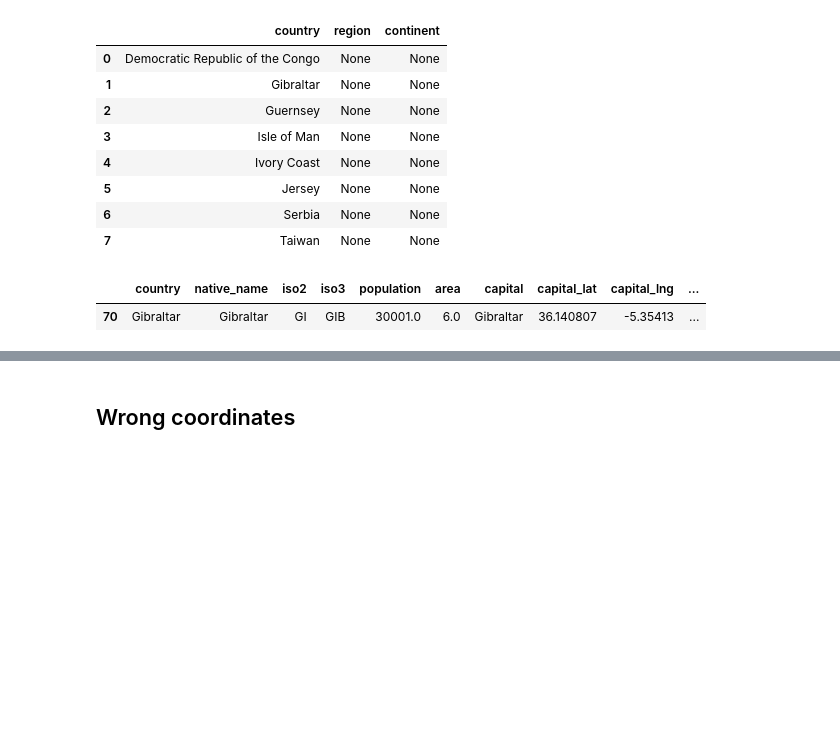
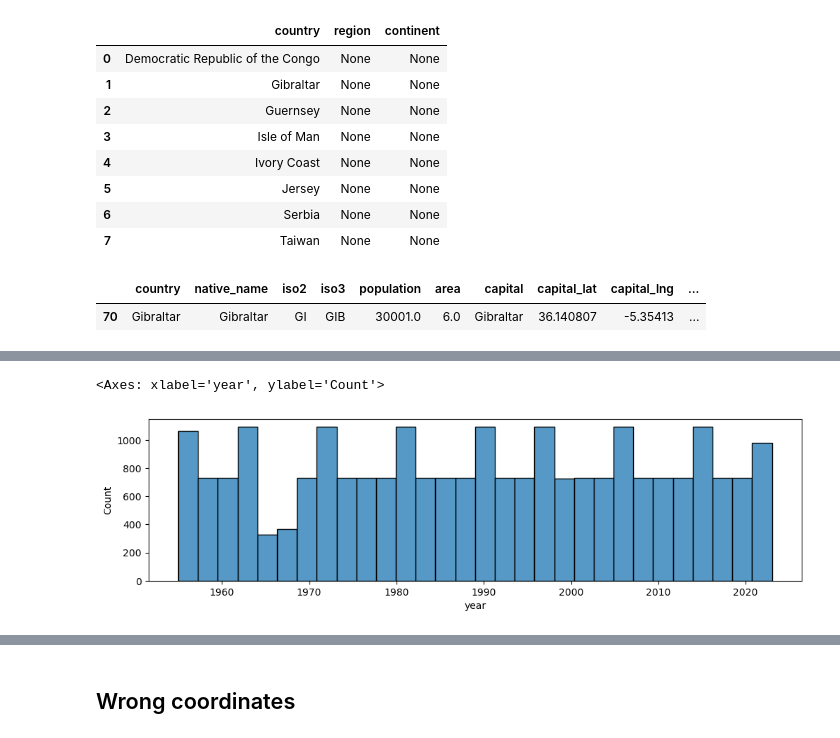
Before and after one commit to arnauog/weather, a Jupyter notebook: Project II - Weather.ipynb, the cells around one changed output, grey strips where cells are left out. Saved outputs shown, nothing was run; the diff lists cells and outputs as text; code cells hidden in the pictures; blank space fills up the shorter version.

```diff
--- a/Project II - Weather.ipynb
+++ b/Project II - Weather.ipynb
@@ -1220,0 +1254,6 @@ dfcountries['continent'] = np.where(dfcountries['country']=='Montserrat', 'North
+# %%
+plt.figure(figsize=(12,3))
+sns.histplot(data=dfdailyweather[dfdailyweather['city_name']=='Kuching'].year, bins=30)
+# %% [output]
+<Axes: xlabel='year', ylabel='Count'>
+[figure, added]
```
Also changed, not shown: parts of 13 cells of this notebook, 6 other files.
